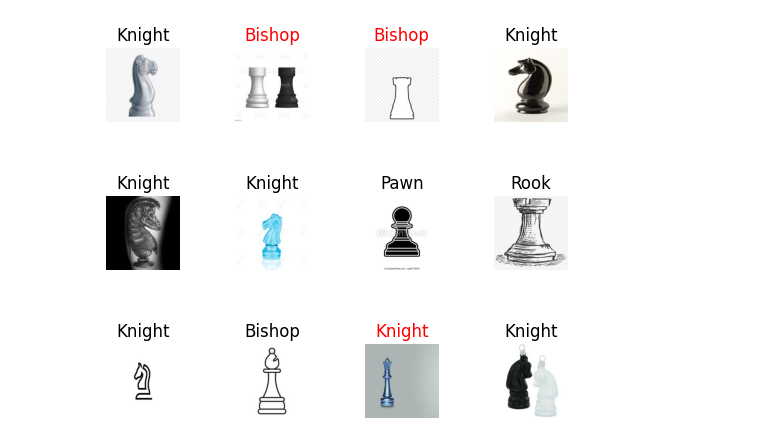
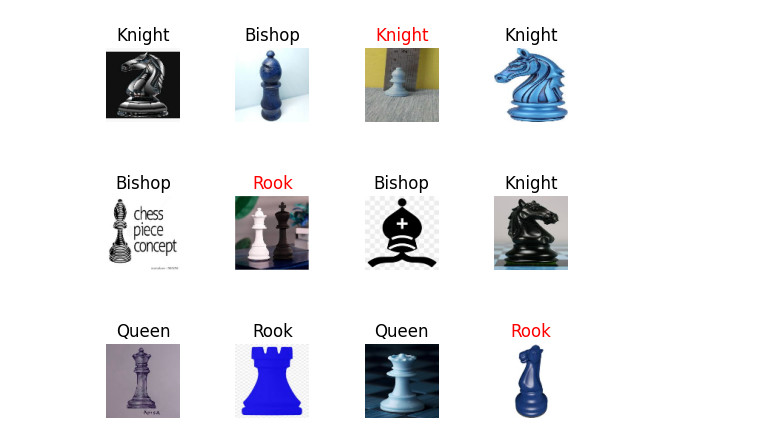
Before and after one commit to khirobenn/Deep-Learning, a Jupyter notebook: chess_model.ipynb, the cells around one changed output. Drawn from its saved outputs; the diff is of its cells as text; code cells hidden in the pictures.

Commit message:
I added some pictures to my dataset, I increased a little the accuracy on Test train, now I have 59% of accuracy

```diff
--- a/chess_model.ipynb
+++ b/chess_model.ipynb
@@ -8,13 +8,16 @@ DATADIR = "pictures/"
 CATEGORIES = ["Bishop", "Knight", "Pawn", "Queen", "Rook"]
 # %%
 def create_data():
+    min_size = 100
     training_data = []
     for category in CATEGORIES:
         path = DATADIR + category
         category_index = CATEGORIES.index(category)
         for img in os.listdir(path):
             img_array = cv2.imread(path + '/' + img)
-            img_resized = img_array
+            if img_array.shape[0] < min_size or img_array.shape[1] < min_size:
+                continue
+            img_resized = cv2.resize(img_array, (min_size, min_size))
             training_data.append([img_resized, category_index])
     return training_data
 # %%
@@ -85,13 +70,13 @@ callback = tf.keras.callbacks.EarlyStopping(monitor='loss', patience=3)
 # %%
 model = tf.keras.Sequential()
 
-model.add(tf.keras.layers.Conv2D(64 , (3,3), input_shape=X.shape[1:], activation=tf.nn.leaky_relu))
+model.add(tf.keras.layers.Conv2D(64 , (3,3), input_shape=X.shape[1:], activation='relu'))
 model.add(tf.keras.layers.MaxPooling2D(pool_size=(2,2)))
-model.add(tf.keras.layers.Conv2D(32, (3,3), activation=tf.nn.leaky_relu))
+model.add(tf.keras.layers.Conv2D(32, (3,3), activation='relu'))
 model.add(tf.keras.layers.MaxPooling2D(pool_size=(2,2)))
 
 model.add(tf.keras.layers.Flatten())
-model.add(tf.keras.layers.Dense(128, activation=tf.nn.leaky_relu))
+model.add(tf.keras.layers.Dense(128, activation='relu'))
 model.add(tf.keras.layers.Dropout(0.6))
 model.add(tf.keras.layers.Dense(len(CATEGORIES), activation=tf.nn.softmax))
 
@@ -126,4 +111,4 @@ Model: "sequential"
  Non-trainable params: 0 (0.00 B)
 # %%
-model.fit(X_train, Y_train, epochs=20, batch_size=32)
+model.fit(X_train, Y_train, epochs=30)
 # %% [output]
@@ -158,18 +143,18 @@ predictions = model.predict(X_test)
 # %%
-x = 70
+x = 50
 y = x+12
 # printing some pictures of the x_test and it's predictions as title
 false_values = 0
 for i in range(x, y):
     plt.subplot(3, 4, i-x+1)
     plt.subplots_adjust(hspace=1)
     plt.imshow(X_test[i])
     plt.axis('off')
     color = 'black'
     if np.argmax(predictions[i]) != Y_test[i]:
         false_values = false_values + 1
         color = 'red'
     plt.title(CATEGORIES[np.argmax(predictions[i])], color=color)
 plt.show()
 # %% [output]
-[figure, old version]
+[figure, new version]
```
Also changed, not shown: parts of 7 cells of this notebook.
